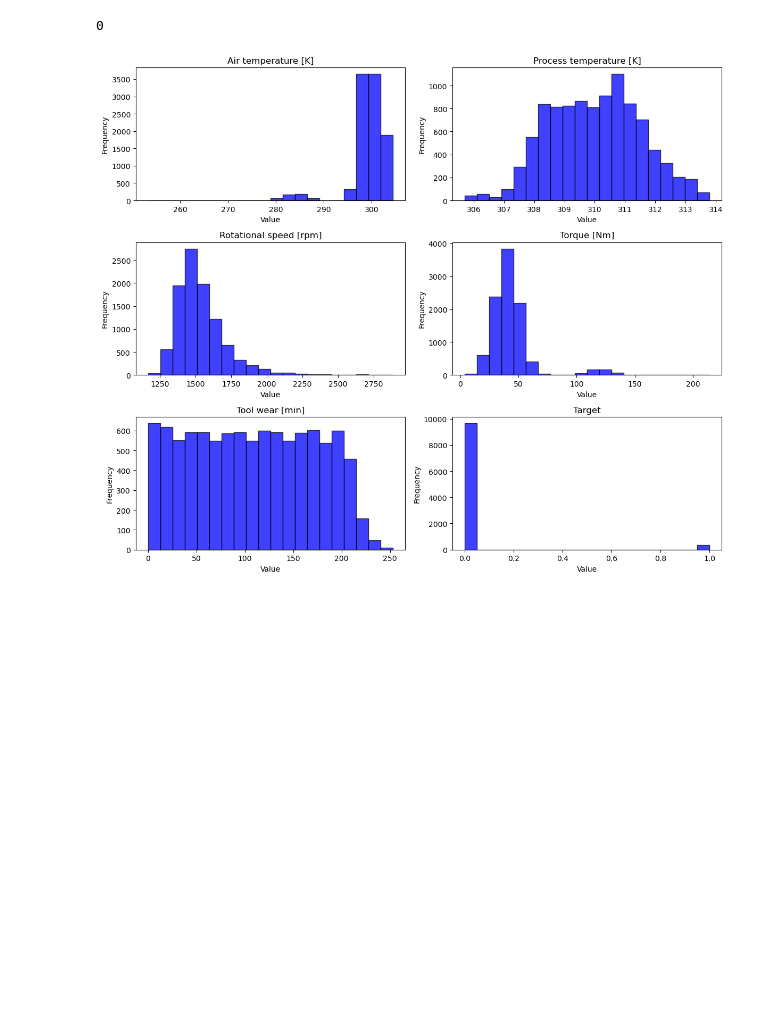
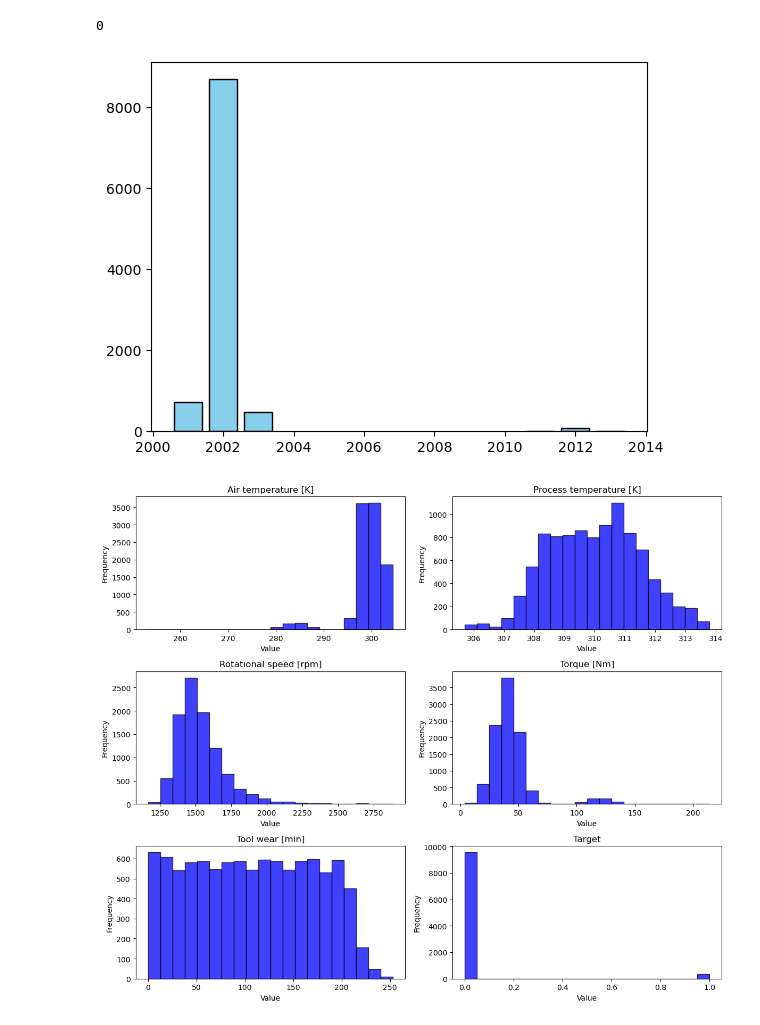
Before and after one commit to DuoBrass/Blend360, a Jupyter notebook: Blend_Machine_Analysis.ipynb, the cells around one changed output. Saved outputs shown, nothing was run; the diff lists cells and outputs as text; code cells hidden in the pictures; blank space fills up the shorter version.

```diff
--- a/Blend_Machine_Analysis.ipynb
+++ b/Blend_Machine_Analysis.ipynb
@@ -162,6 +192,23 @@ dtype: int64
 df.duplicated().sum()
 # %% [output]
 0
+# %%
+# Checking for anomalous results with timestamp
+
+# Extract year from Timestamp
+df['Timestamp'] = pd.to_datetime(df['Timestamp'])
+df['Year'] = df['Timestamp'].dt.year
+
+# Count frequency of each year
+year_counts = df['Year'].value_counts().sort_index()
+
+plt.bar(year_counts.index, year_counts.values, color='skyblue', edgecolor='black')
+
+# We have anomalous results passed 2003 - they need to be removed
+
+df = df[df['Timestamp'].dt.year <= 2003]
+# %% [output]
+[figure, added]
 # %%
 # Visualising the datapoint distributions in Numerical Data
 def plot_num_hist(data):
@@ -187,7 +234,7 @@ def plot_num_hist(data):
 # Call the function
 plot_num_hist(df)
 # %% [output]
-[figure, old version]
+[figure, new version]
 # %%
 # Visualising the datapoint distributions in Categorical Data
 def plot_cat(data):
```
Also changed, not shown: parts of 22 cells of this notebook.
